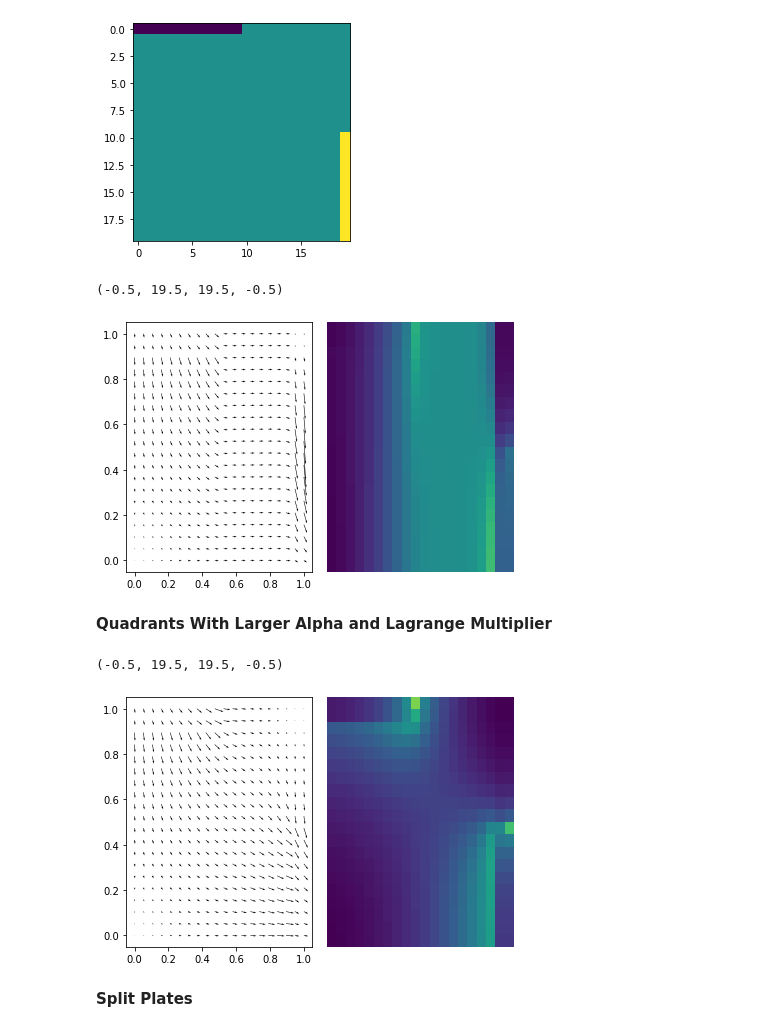
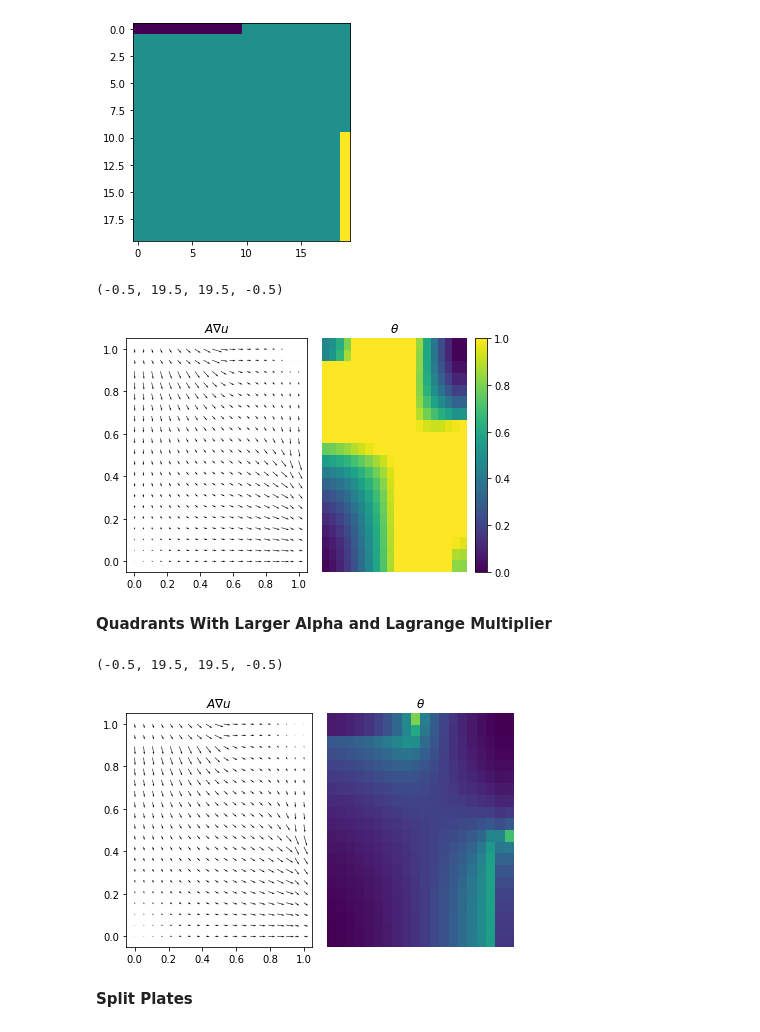
Before and after one commit to JustinBakerMath/homogenize, a Jupyter notebook: doc/Homogenization.ipynb, the cells around one changed output. Drawn from its saved outputs; the diff is of its cells as text; code cells hidden in the pictures.

```diff
--- a/doc/Homogenization.ipynb
+++ b/doc/Homogenization.ipynb
@@ -133,19 +136,22 @@ plt.imshow((sigma-rho)[::-1])
 <matplotlib.image.AxesImage at 0x...>
 [figure]
 # %%
-options={'lv':1,'alpha':.01,'beta':1}
+options={'lv':.5,'alpha':.4,'beta':1,'tk':.01}
 prob = design2D(x,y,f,options)
-prob.iterate(20)
+prob.iterate(1000)
 # %%
 plt.figure(tight_layout=True)
 plt.subplot(121)
 plt.quiver(prob.xx,prob.yy,prob.ADu.T[0],prob.ADu.T[1])
+plt.title('$A\\nabla u$')
 plt.subplot(122)
 plt.imshow(prob.theta.reshape(prob.domain_shape)[::-1],vmin=0,vmax=1,aspect='auto')
+plt.title('$\\theta$')
+plt.colorbar()
 plt.axis('off')
 # %% [output]
 (-0.5, 19.5, 19.5, -0.5)
-[figure, old version]
+[figure, new version]
 # %% [markdown]
 **Quadrants With Larger Alpha and Lagrange Multiplier**
 # %%
@@ -156,12 +162,14 @@ prob.iterate(100)
 plt.figure(tight_layout=True)
 plt.subplot(121)
 plt.quiver(prob.xx,prob.yy,prob.ADu.T[0],prob.ADu.T[1])
+plt.title('$A\\nabla u$')
 plt.subplot(122)
 plt.imshow(prob.theta.reshape(prob.domain_shape)[::-1],vmin=0,vmax=1,aspect='auto')
+plt.title('$\\theta$')
 plt.axis('off')
 # %% [output]
 (-0.5, 19.5, 19.5, -0.5)
-[figure, old version]
+[figure, new version]
 # %% [markdown]
 **Split Plates**
 # %%
```
Also changed, not shown: parts of 3 cells of this notebook, 2 other files.
